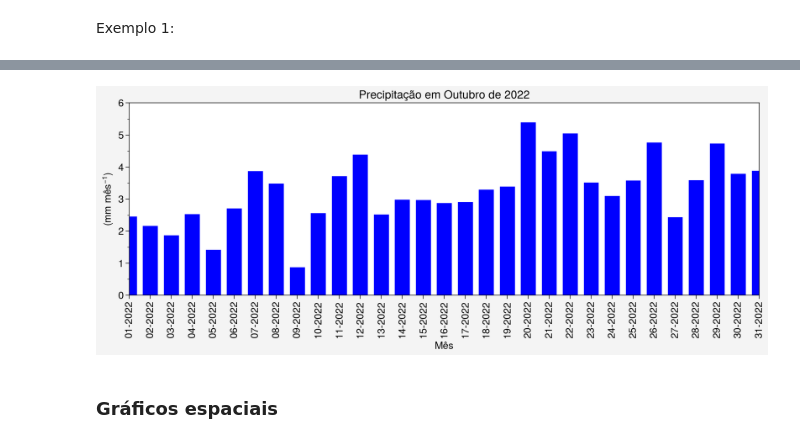
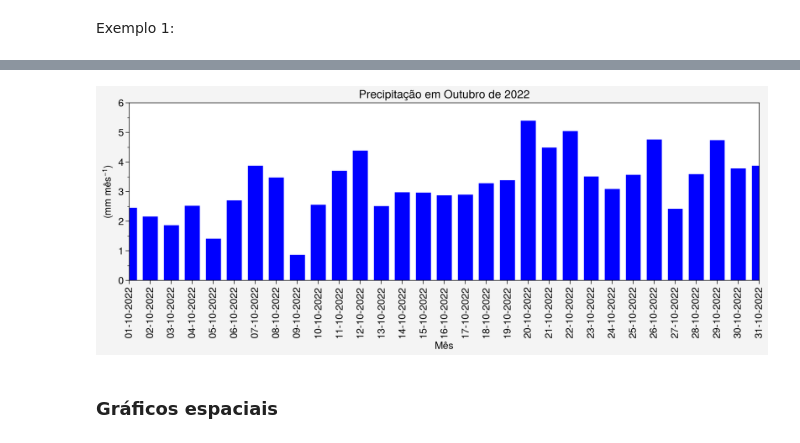
Before and after one commit to jgmsantos/cbmet_XXII, a Jupyter notebook: scripts/graficos.ipynb, the cells around one changed output, grey strips where cells are left out. Saved outputs shown, nothing was run; the diff lists cells and outputs as text; code cells hidden in the pictures.

```diff
--- a/scripts/graficos.ipynb
+++ b/scripts/graficos.ipynb
@@ -106,23 +106,23 @@ prec = ds.prec[:,0,0]
 # %%
 import numpy as np
 
 # Cria alguns objetos que serão utilizados para a formatação da figura.
 fig = pplt.figure(figsize=(10, 4)) # largura e altura da figura.
 ax = fig.subplot()
 
 # Formatação da figura.
 ax.format(title='Precipitação em Outubro de 2022', xlabel='Mês', ylabel=r'(mm mês$^{-1}$)', grid=False,
           large='17px', small='15px', ylim=(0, 6), ylocator=1, yminorlocator=0.5,
           xlim=(np.datetime64('2022-10-01'), np.datetime64('2022-10-31')),
-          xlocator='day', xformatter='%d-%Y', xminorlocator='day')
+          xlocator='day', xformatter='%d-%m-%Y', xminorlocator='day')
 
 # Plot do gráfico.
 ax.bar(prec.time, prec, color='blue', width=0.7)
 
 # Salva a figura.
 fig.save('ex01_barra.jpg', dpi=300)
 # %% [output]
-[figure, old version]
+[figure, new version]
 # %% [markdown]
 ### Gráficos espaciais
 # %% [markdown]
```
Also changed, not shown: parts of 6 cells of this notebook, 1 other file.
